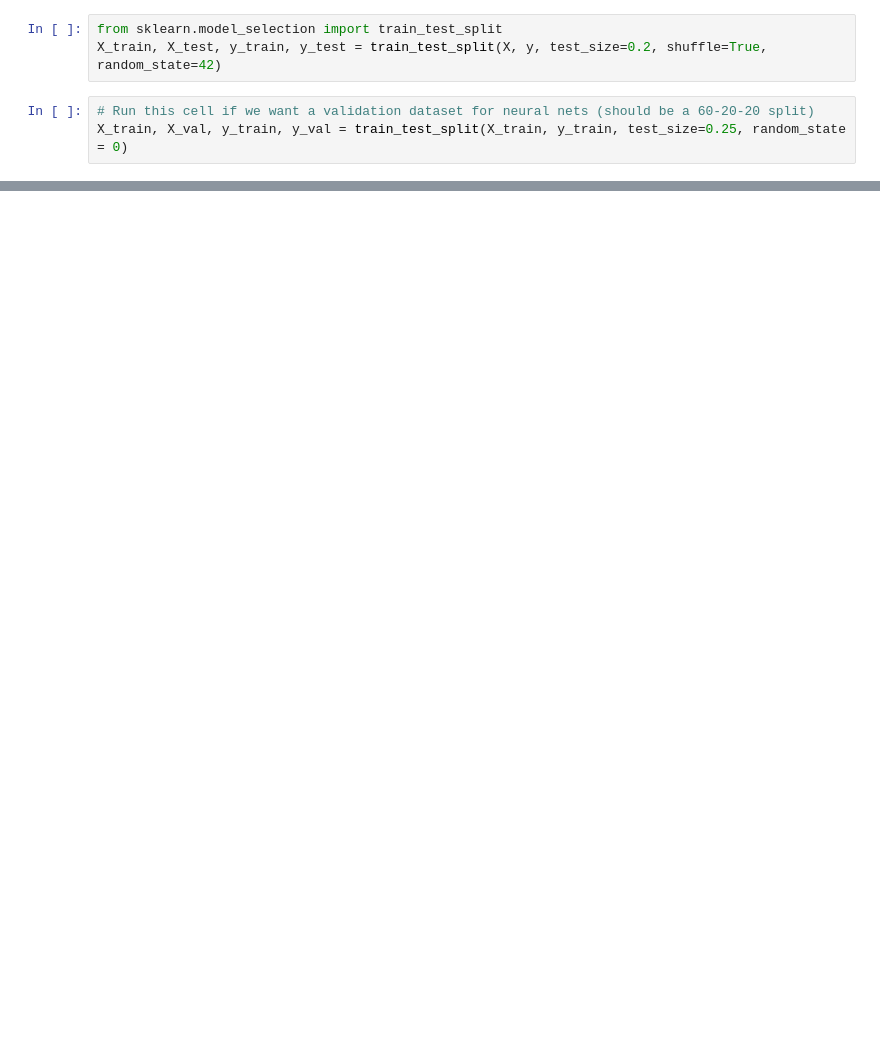
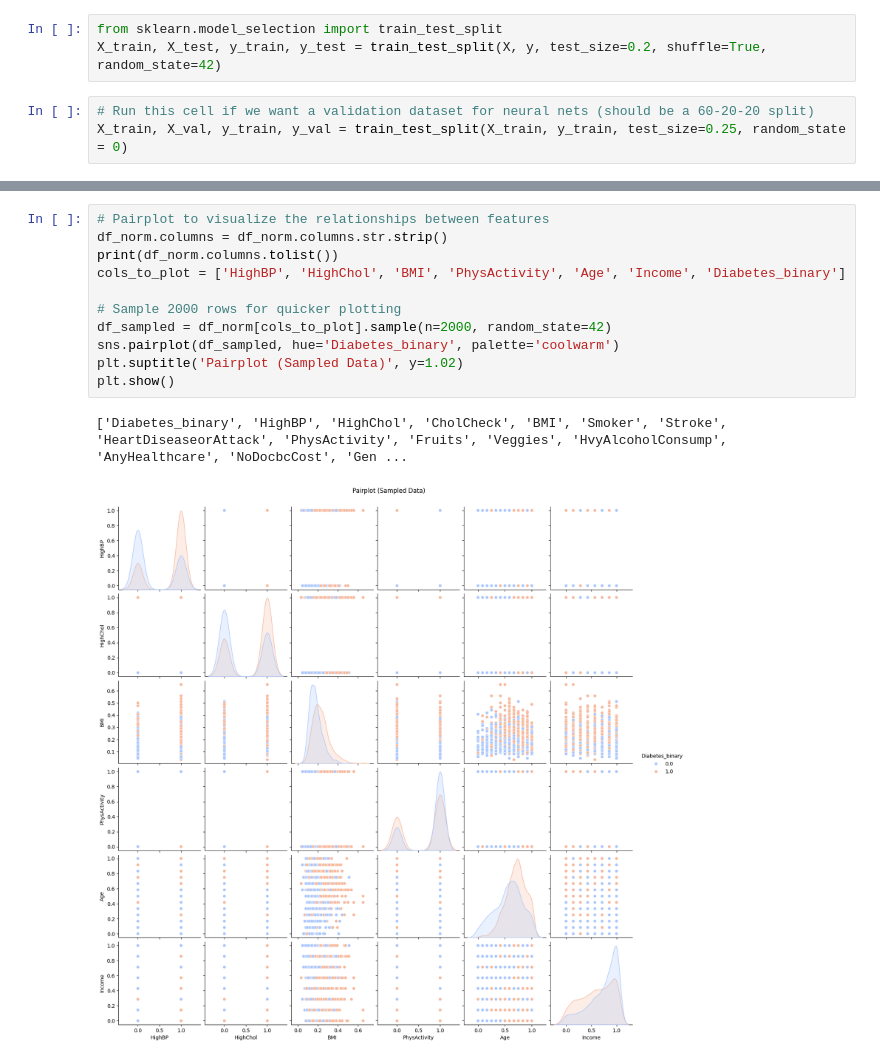
Before and after one commit to vishnub0/AWS-WEP, a Jupyter notebook: AWS15_Preprocessing.ipynb, the cells around one changed output, grey strips where cells are left out. Cells and saved outputs as stored; diff of their text form; blank space fills up the shorter version.

Commit message:
added visualizations

```diff
--- a/AWS15_Preprocessing.ipynb
+++ b/AWS15_Preprocessing.ipynb
@@ -46,0 +151,14 @@ X_train, X_val, y_train, y_val = train_test_split(X_train, y_train, test_size=0.
+# %%
+# Pairplot to visualize the relationships between features
+df_norm.columns = df_norm.columns.str.strip()
+print(df_norm.columns.tolist())
+cols_to_plot = ['HighBP', 'HighChol', 'BMI', 'PhysActivity', 'Age', 'Income', 'Diabetes_binary']
+
+# Sample 2000 rows for quicker plotting
+df_sampled = df_norm[cols_to_plot].sample(n=2000, random_state=42)
+sns.pairplot(df_sampled, hue='Diabetes_binary', palette='coolwarm')
+plt.suptitle('Pairplot (Sampled Data)', y=1.02)
+plt.show()
+# %% [output]
+['Diabetes_binary', 'HighBP', 'HighChol', 'CholCheck', 'BMI', 'Smoker', 'Stroke', 'HeartDiseaseorAttack', 'PhysActivity', 'Fruits', 'Veggies', 'HvyAlcoholConsump', 'AnyHealthcare', 'NoDocbcCost', 'Gen ...
+[figure, added]
```
Also changed, not shown: parts of 9 cells of this notebook.
